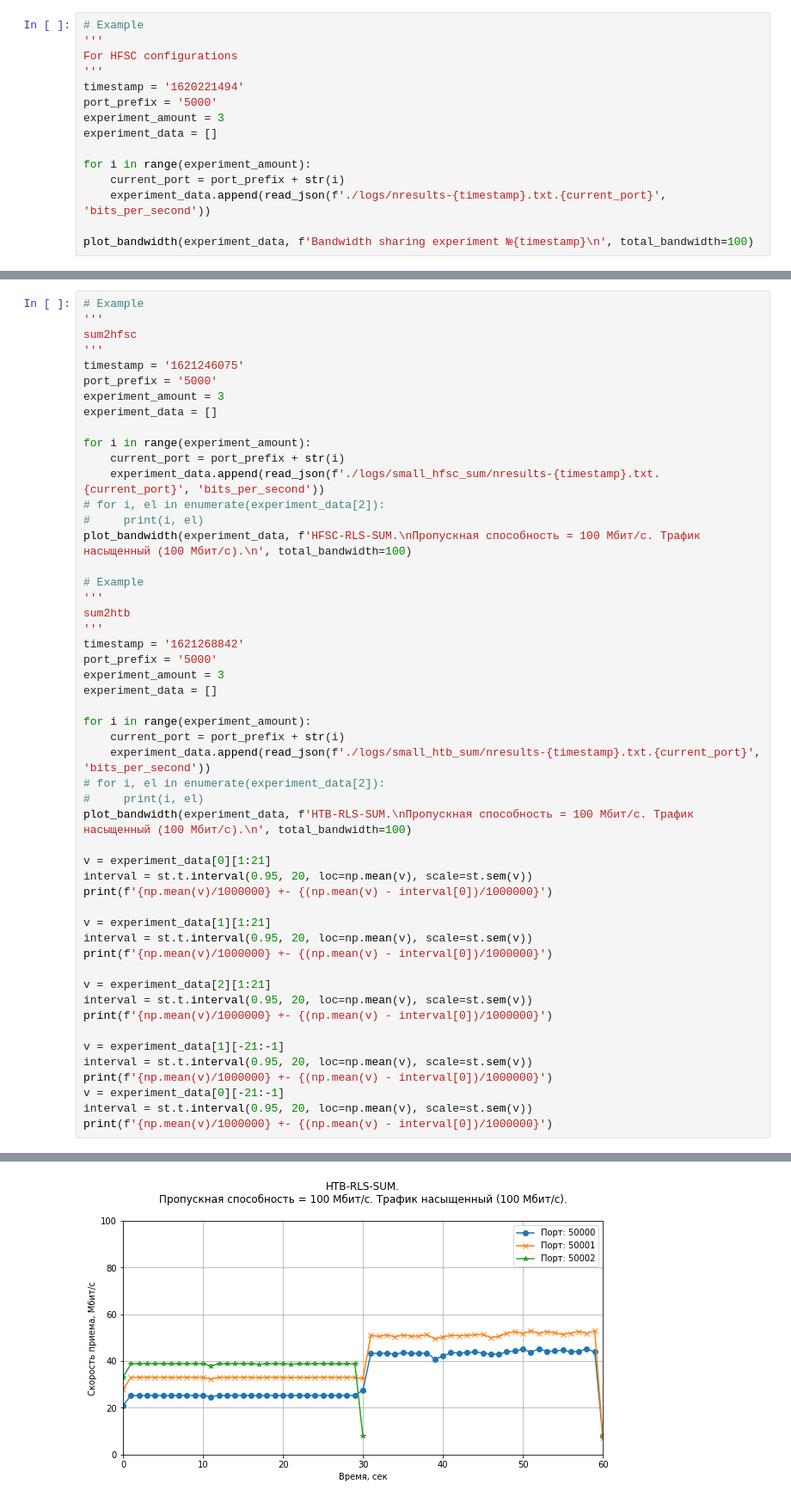
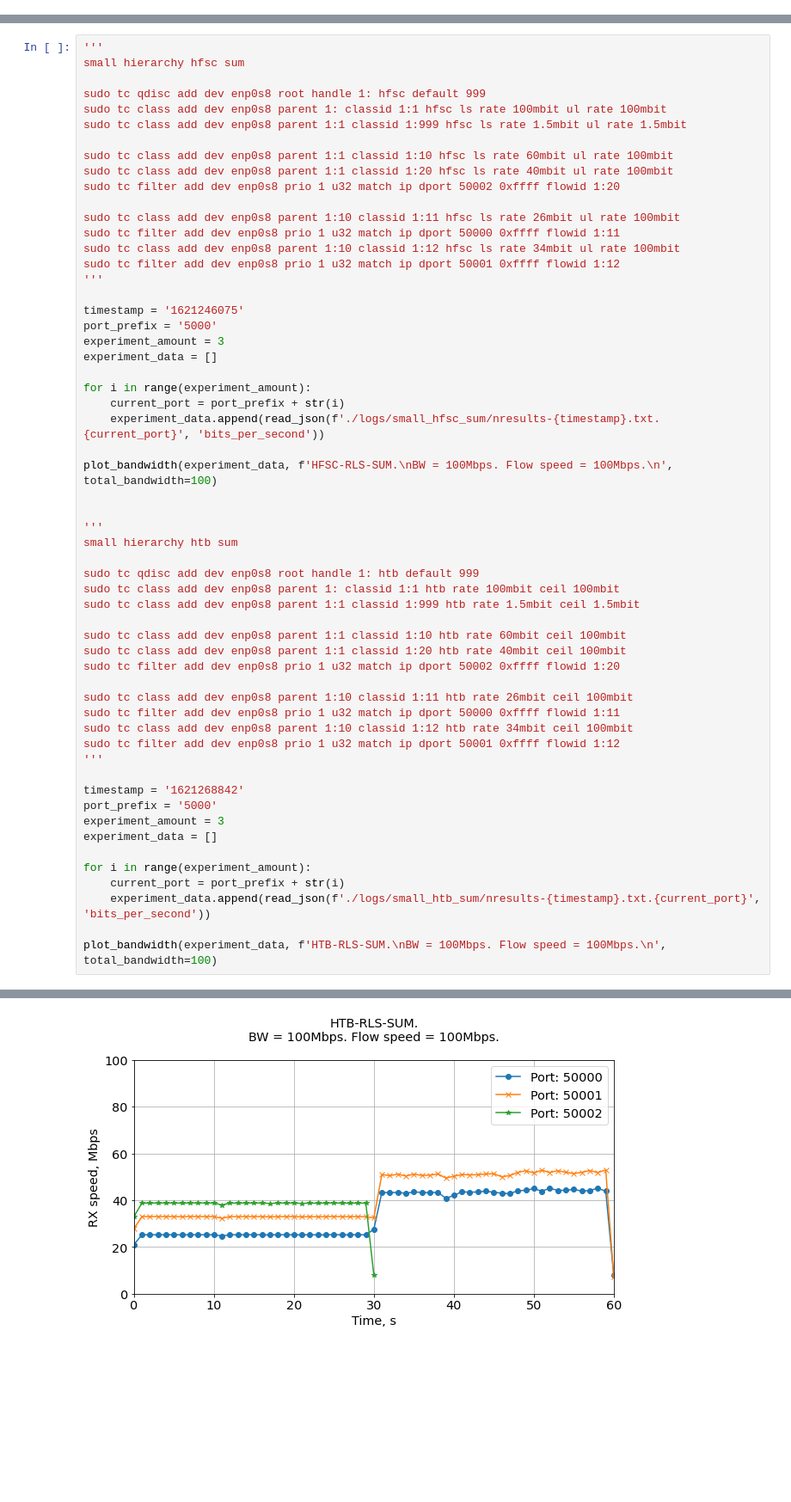
Before and after one commit to OlgaKochneva/rls-network-schedulers, a Jupyter notebook: testbed/analysis_scripts/bandwidth_plot.ipynb, the cells around one changed output, grey strips where cells are left out. Shown at 86% size. Drawn from its saved outputs; the diff is of its cells as text; blank space fills up the shorter version.

```diff
--- a/testbed/analysis_scripts/bandwidth_plot.ipynb
+++ b/testbed/analysis_scripts/bandwidth_plot.ipynb
@@ -109,15 +78,0 @@ plot_bandwidth(experiment_data, f'Bandwidth sharing experiment №{timestamp}\n'
-# %%
-# Example
-'''
-For HFSC configurations
-'''
-timestamp = '1620221494'
-port_prefix = '5000'
-experiment_amount = 3
-experiment_data = []
-
-for i in range(experiment_amount):
-    current_port = port_prefix + str(i)
-    experiment_data.append(read_json(f'./logs/nresults-{timestamp}.txt.{current_port}', 'bits_per_second'))
-
-plot_bandwidth(experiment_data, f'Bandwidth sharing experiment №{timestamp}\n', total_bandwidth=100)
@@ -312,8 +175,21 @@ print(f'{np.mean(v)/1000000} +- {(np.mean(v) - interval[0])/1000000}')
 # %%
-# Example
 '''
-sum2hfsc
+small hierarchy hfsc sum
+
+sudo tc qdisc add dev enp0s8 root handle 1: hfsc default 999
+sudo tc class add dev enp0s8 parent 1: classid 1:1 hfsc ls rate 100mbit ul rate 100mbit
+sudo tc class add dev enp0s8 parent 1:1 classid 1:999 hfsc ls rate 1.5mbit ul rate 1.5mbit
+
+sudo tc class add dev enp0s8 parent 1:1 classid 1:10 hfsc ls rate 60mbit ul rate 100mbit
+sudo tc class add dev enp0s8 parent 1:1 classid 1:20 hfsc ls rate 40mbit ul rate 100mbit
+sudo tc filter add dev enp0s8 prio 1 u32 match ip dport 50002 0xffff flowid 1:20
+
+sudo tc class add dev enp0s8 parent 1:10 classid 1:11 hfsc ls rate 26mbit ul rate 100mbit
+sudo tc filter add dev enp0s8 prio 1 u32 match ip dport 50000 0xffff flowid 1:11
+sudo tc class add dev enp0s8 parent 1:10 classid 1:12 hfsc ls rate 34mbit ul rate 100mbit
+sudo tc filter add dev enp0s8 prio 1 u32 match ip dport 50001 0xffff flowid 1:12
 '''
+
 timestamp = '1621246075'
 port_prefix = '5000'
 experiment_amount = 3
@@ -322,14 +198,27 @@ experiment_data = []
 for i in range(experiment_amount):
     current_port = port_prefix + str(i)
     experiment_data.append(read_json(f'./logs/small_hfsc_sum/nresults-{timestamp}.txt.{current_port}', 'bits_per_second'))
-# for i, el in enumerate(experiment_data[2]):
-#     print(i, el)
-plot_bandwidth(experiment_data, f'HFSC-RLS-SUM.\nПропускная способность = 100 Мбит/с. Трафик насыщенный (100 Мбит/с).\n', total_bandwidth=100)
 
-# Example
+plot_bandwidth(experiment_data, f'HFSC-RLS-SUM.\nBW = 100Mbps. Flow speed = 100Mbps.\n', total_bandwidth=100)
+
+
 '''
-sum2htb
+small hierarchy htb sum
+
+sudo tc qdisc add dev enp0s8 root handle 1: htb default 999
+sudo tc class add dev enp0s8 parent 1: classid 1:1 htb rate 100mbit ceil 100mbit
+sudo tc class add dev enp0s8 parent 1:1 classid 1:999 htb rate 1.5mbit ceil 1.5mbit
+
+sudo tc class add dev enp0s8 parent 1:1 classid 1:10 htb rate 60mbit ceil 100mbit
+sudo tc class add dev enp0s8 parent 1:1 classid 1:20 htb rate 40mbit ceil 100mbit
+sudo tc filter add dev enp0s8 prio 1 u32 match ip dport 50002 0xffff flowid 1:20
+
+sudo tc class add dev enp0s8 parent 1:10 classid 1:11 htb rate 26mbit ceil 100mbit
+sudo tc filter add dev enp0s8 prio 1 u32 match ip dport 50000 0xffff flowid 1:11
+sudo tc class add dev enp0s8 parent 1:10 classid 1:12 htb rate 34mbit ceil 100mbit
+sudo tc filter add dev enp0s8 prio 1 u32 match ip dport 50001 0xffff flowid 1:12
 '''
+
 timestamp = '1621268842'
 port_prefix = '5000'
 experiment_amount = 3
@@ -338,26 +227,6 @@ experiment_data = []
 for i in range(experiment_amount):
     current_port = port_prefix + str(i)
     experiment_data.append(read_json(f'./logs/small_htb_sum/nresults-{timestamp}.txt.{current_port}', 'bits_per_second'))
-# for i, el in enumerate(experiment_data[2]):
-#     print(i, el)
-plot_bandwidth(experiment_data, f'HTB-RLS-SUM.\nПропускная способность = 100 Мбит/с. Трафик насыщенный (100 Мбит/с).\n', total_bandwidth=100)
 
-v = experiment_data[0][1:21]
-interval = st.t.interval(0.95, 20, loc=np.mean(v), scale=st.sem(v))
-print(f'{np.mean(v)/1000000} +- {(np.mean(v) - interval[0])/1000000}')
-
-v = experiment_data[1][1:21]
-interval = st.t.interval(0.95, 20, loc=np.mean(v), scale=st.sem(v))
-print(f'{np.mean(v)/1000000} +- {(np.mean(v) - interval[0])/1000000}')
-
-v = experiment_data[2][1:21]
-interval = st.t.interval(0.95, 20, loc=np.mean(v), scale=st.sem(v))
-print(f'{np.mean(v)/1000000} +- {(np.mean(v) - interval[0])/1000000}')
-
-v = experiment_data[1][-21:-1]
-interval = st.t.interval(0.95, 20, loc=np.mean(v), scale=st.sem(v))
-print(f'{np.mean(v)/1000000} +- {(np.mean(v) - interval[0])/1000000}')
-v = experiment_data[0][-21:-1]
-interval = st.t.interval(0.95, 20, loc=np.mean(v), scale=st.sem(v))
-print(f'{np.mean(v)/1000000} +- {(np.mean(v) - interval[0])/1000000}')
+plot_bandwidth(experiment_data, f'HTB-RLS-SUM.\nBW = 100Mbps. Flow speed = 100Mbps.\n', total_bandwidth=100)
 # %% [output]
@@ -370,2 +234,2 @@ print(f'{np.mean(v)/1000000} +- {(np.mean(v) - interval[0])/1000000}')
-[figure, old version]
+[figure, new version]
 # %%
```
Also changed, not shown: parts of 14 cells of this notebook, 46 other files.
